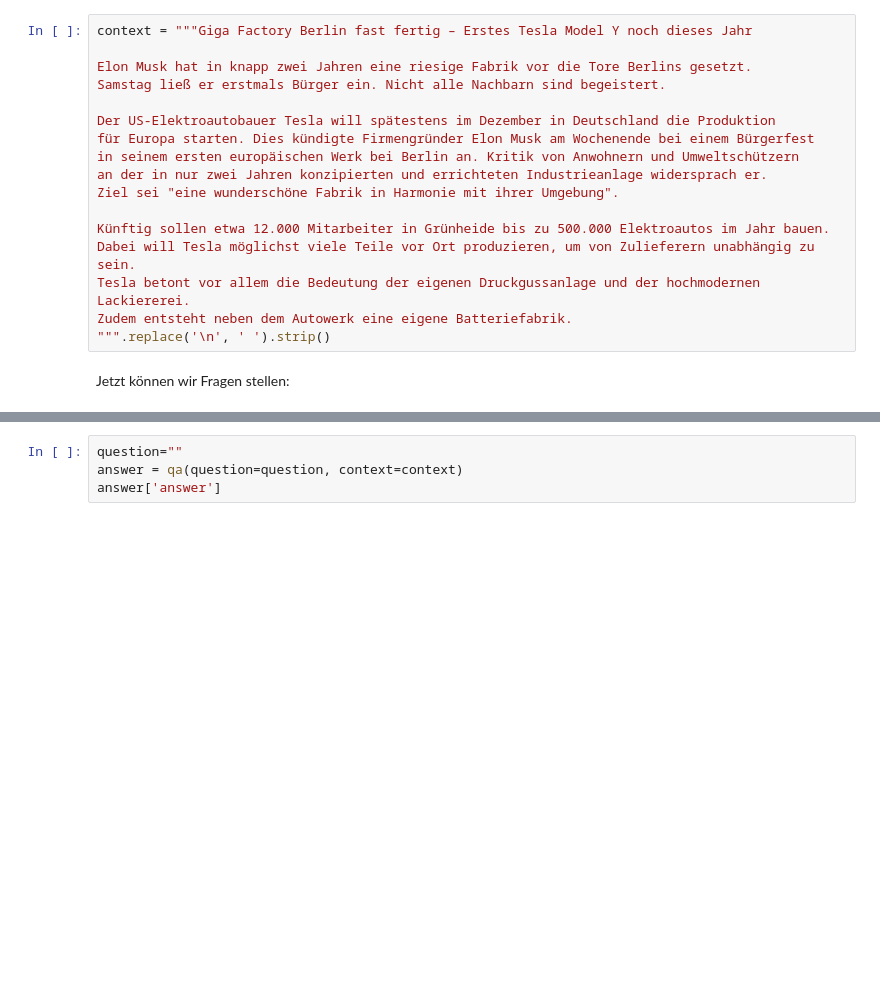
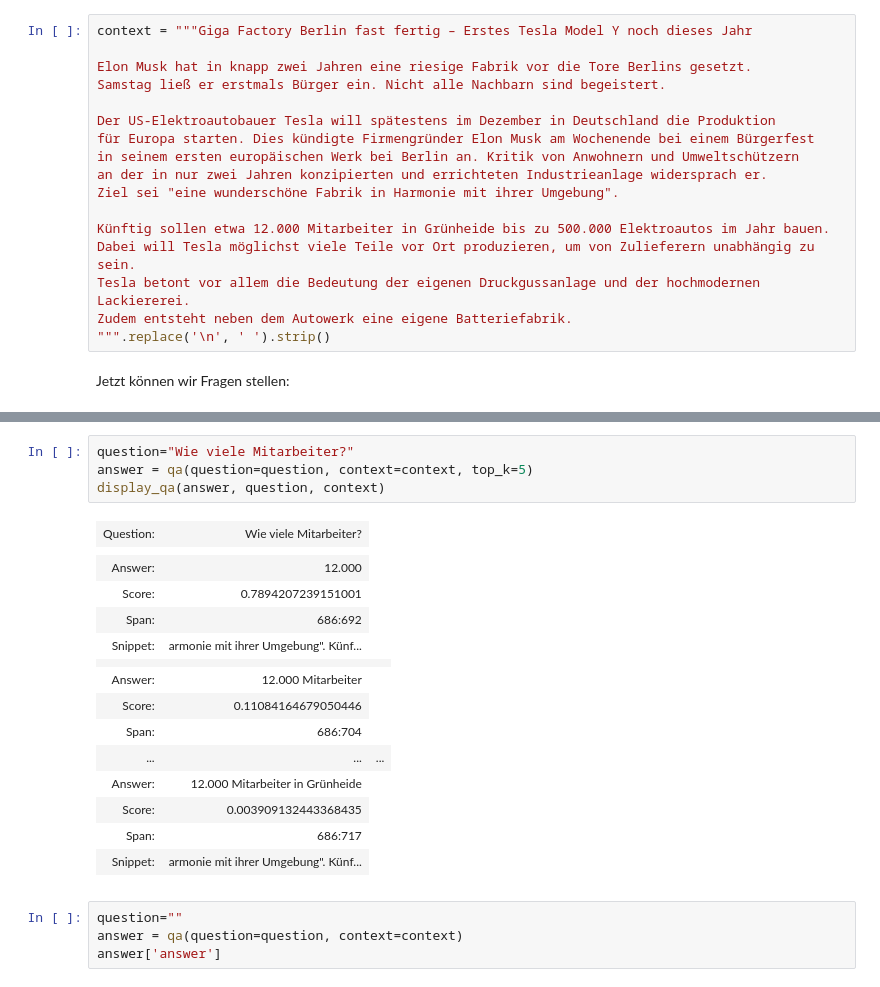
Before and after one commit to jsalbr/m3nlp, a Jupyter notebook: Question_Answering.ipynb, the cells around one changed output, grey strips where cells are left out. Saved outputs shown, nothing was run; the diff lists cells and outputs as text; blank space fills up the shorter version.

```diff
--- a/Question_Answering.ipynb
+++ b/Question_Answering.ipynb
@@ -126,3 +186,24 @@ Jetzt können wir Fragen stellen:
+# %%
+question="Wie viele Mitarbeiter?"
+answer = qa(question=question, context=context, top_k=5)
+display_qa(answer, question, context)
+# %% [output]
+| Question: | Wie viele Mitarbeiter? |
+|  |  |  |
+| Answer: | 12.000 |
+| Score: | 0.7894207239151001 |
+| Span: | 686:692 |
+| Snippet: | armonie mit ihrer Umgebung". Künf... |
+|  |  |  |
+| Answer: | 12.000 Mitarbeiter |
+| Score: | 0.11084164679050446 |
+| Span: | 686:704 |
+| ... | ... | ... |
+| Answer: | 12.000 Mitarbeiter in Grünheide |
+| Score: | 0.003909132443368435 |
+| Span: | 686:717 |
+| Snippet: | armonie mit ihrer Umgebung". Künf... |
+|  |  |  |
 # %%
 question=""
 answer = qa(question=question, context=context)
```
Also changed, not shown: parts of 31 cells of this notebook.
